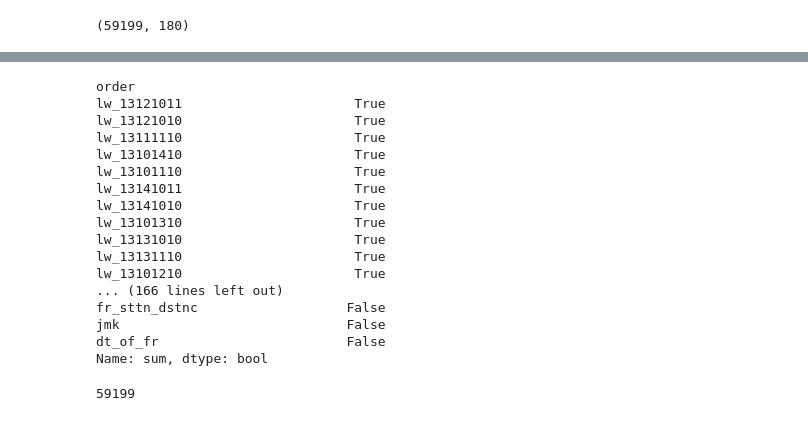
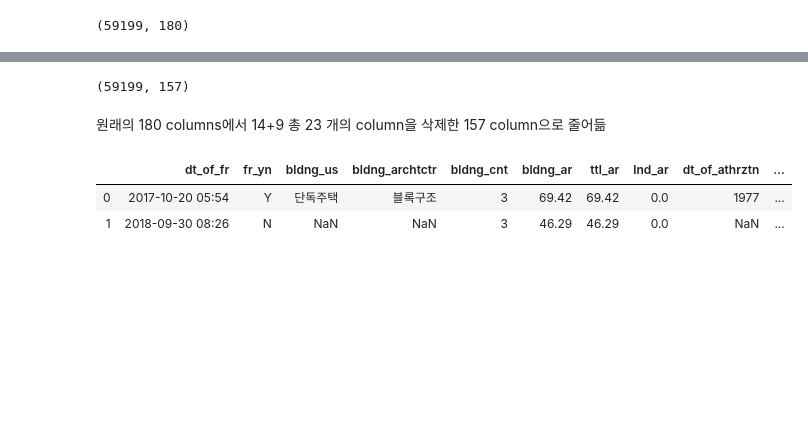
Before and after one commit to kiwon-seo/Fire-Prediction-COMPAS-, a Jupyter notebook: Data PreProcessing.ipynb, the cells around one changed output, grey strips where cells are left out. Cells and saved outputs as stored; diff of their text form; code cells hidden in the pictures; blank space fills up the shorter version.

```diff
--- a/Data PreProcessing.ipynb
+++ b/Data PreProcessing.ipynb
@@ -54,4 +121 @@ test1
 | dt_of_fr | 0.000000 |
-# %%
-pd.options.display.max_rows = 4000
-test=test.sort_values(by=['sum'], axis=0,ascending=False)
@@ -92,25 +144,13 @@ Name: tbc_rtl_str_dstnc, Length: 59199, dtype: bool
-# %%
-test['sum']>data.shape[0]*0.8
-# %% [output]
-order
-lw_13121011                      True
-lw_13121010                      True
-lw_13111110                      True
-lw_13101410                      True
-lw_13101110                      True
-lw_13141011                      True
-lw_13141010                      True
-lw_13101310                      True
-lw_13131010                      True
-lw_13131110                      True
-lw_13101210                      True
-... (166 lines left out)
-fr_sttn_dstnc                   False
-jmk                             False
-dt_of_fr                        False
-Name: sum, dtype: bool
 # %%
-data.shape[0]
+data.shape
 # %% [output]
-59199
+(59199, 157)
+# %% [markdown]
+원래의 180 columns에서 14+9 총 23 개의 column을 삭제한 157 column으로 줄어듦
+# %%
+data.head(2)
+# %% [output]
+|  | dt_of_fr | fr_yn | bldng_us | bldng_archtctr | bldng_cnt | bldng_ar | ttl_ar | lnd_ar | dt_of_athrztn | ... |
+| 0 | 2017-10-20 05:54 | Y | 단독주택 | 블록구조 | 3 | 69.42 | 69.42 | 0.0 | 1977 | ... |
+| 1 | 2018-09-30 08:26 | N | NaN | NaN | 3 | 46.29 | 46.29 | 0.0 | NaN | ... |
 # %%
```
Also changed, not shown: parts of 22 cells of this notebook.
